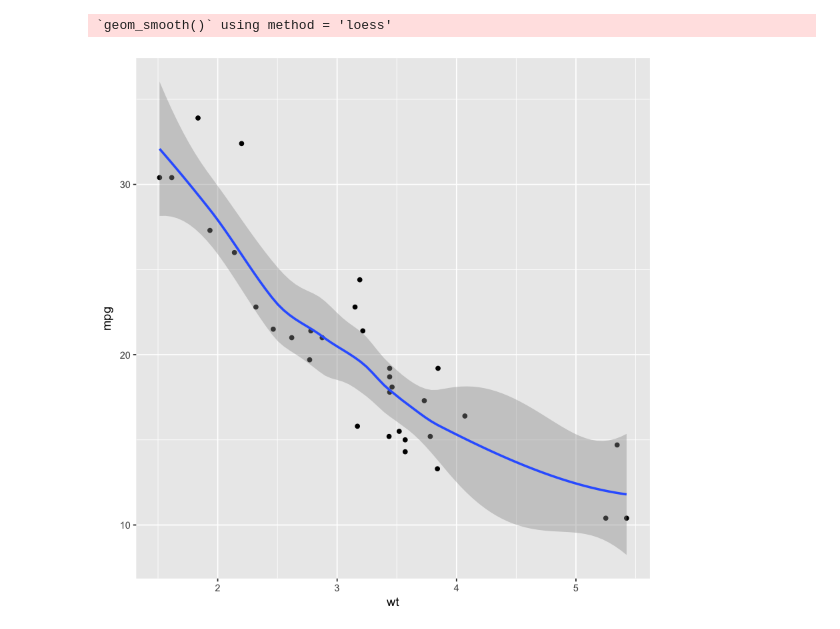
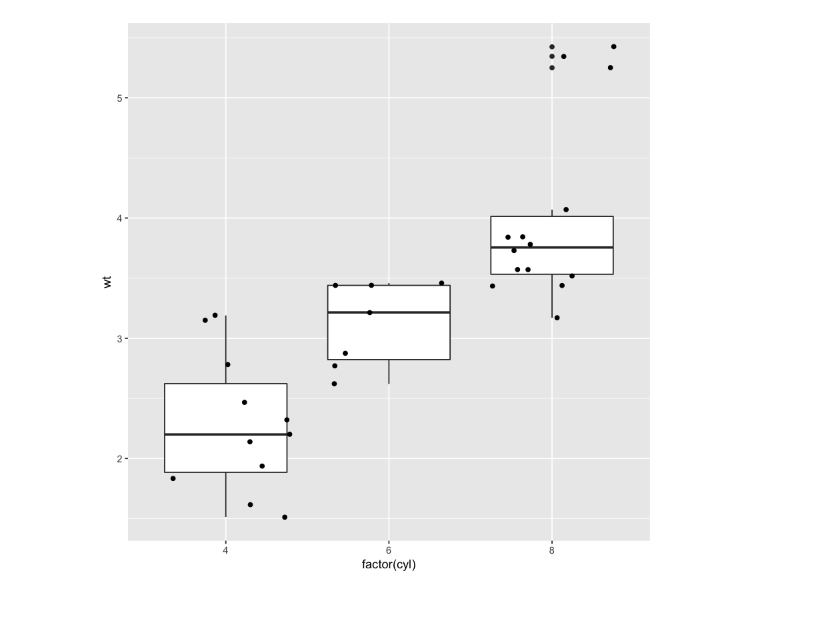
Before and after one commit to cgates/tech_stack_for_reproducibility, a Jupyter notebook: jupyter.02-R.ipynb, the cells around one changed output. Saved outputs shown, nothing was run; the diff lists cells and outputs as text; code cells hidden in the pictures.

```diff
--- a/jupyter.02-R.ipynb
+++ b/jupyter.02-R.ipynb
@@ -1,9 +1,8 @@
 # %%
 library(ggplot2)
 # %%
-qplot(wt, mpg, data=mtcars, geom=c('point', 'smooth'))
+qplot(factor(cyl), wt, data = mtcars, geom = c("boxplot", "jitter"))
 # %% [output]
-`geom_smooth()` using method = 'loess'
-[figure, old version]
+[figure, new version]
 # %%
 ?qplot
```
Also changed, not shown: parts of 2 cells of this notebook, 2 other files.
